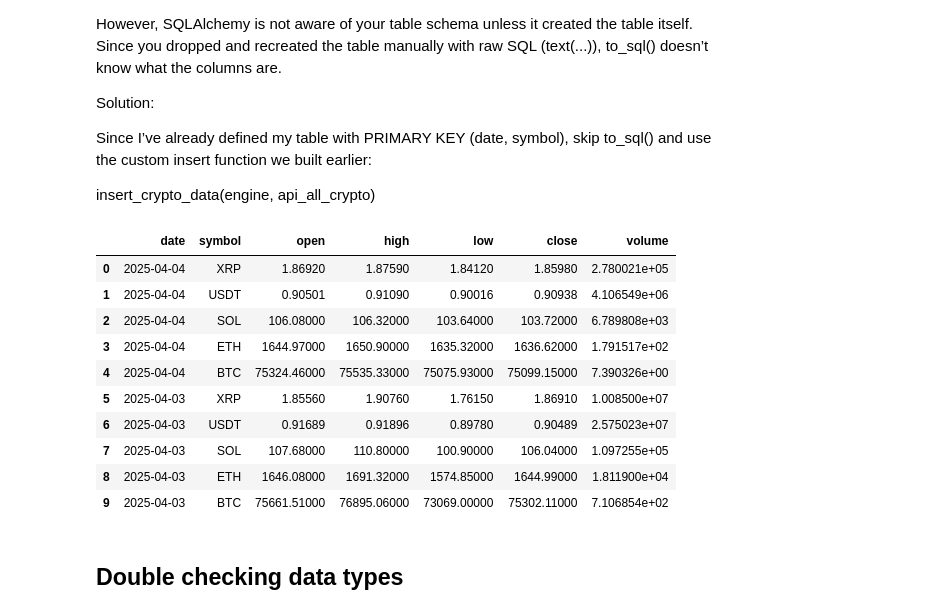
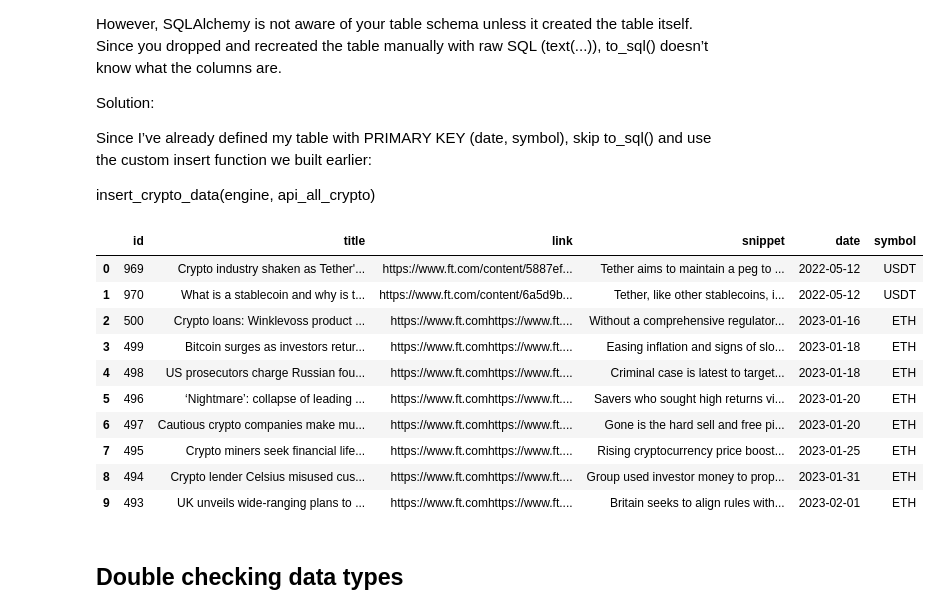
Before and after one commit to pabs-llama/projects, a Jupyter notebook: stock_api/railway_connection.ipynb, the cells around one changed output. Cells and saved outputs as stored; diff of their text form; code cells hidden in the pictures.

```diff
--- a/stock_api/railway_connection.ipynb
+++ b/stock_api/railway_connection.ipynb
@@ -250,24 +250,25 @@ insert_crypto_data(engine, api_all_crypto)
 # %%
 query ="""
 SELECT *
-FROM api_crypto_data
-ORDER BY date DESC
+FROM ft_all_crypto_articles
+WHERE date IS NOT NULL
+ORDER BY date ASC
 LIMIT 10
 
 """
 pd.read_sql(query, con=engine)
 # %% [output]
-|  | date | symbol | open | high | low | close | volume |
-| 0 | 2025-04-04 | XRP | 1.86920 | 1.87590 | 1.84120 | 1.85980 | 2.780021e+05 |
-| 1 | 2025-04-04 | USDT | 0.90501 | 0.91090 | 0.90016 | 0.90938 | 4.106549e+06 |
-| 2 | 2025-04-04 | SOL | 106.08000 | 106.32000 | 103.64000 | 103.72000 | 6.789808e+03 |
-| 3 | 2025-04-04 | ETH | 1644.97000 | 1650.90000 | 1635.32000 | 1636.62000 | 1.791517e+02 |
-| 4 | 2025-04-04 | BTC | 75324.46000 | 75535.33000 | 75075.93000 | 75099.15000 | 7.390326e+00 |
-| 5 | 2025-04-03 | XRP | 1.85560 | 1.90760 | 1.76150 | 1.86910 | 1.008500e+07 |
-| 6 | 2025-04-03 | USDT | 0.91689 | 0.91896 | 0.89780 | 0.90489 | 2.575023e+07 |
-| 7 | 2025-04-03 | SOL | 107.68000 | 110.80000 | 100.90000 | 106.04000 | 1.097255e+05 |
-| 8 | 2025-04-03 | ETH | 1646.08000 | 1691.32000 | 1574.85000 | 1644.99000 | 1.811900e+04 |
-| 9 | 2025-04-03 | BTC | 75661.51000 | 76895.06000 | 73069.00000 | 75302.11000 | 7.106854e+02 |
+|  | id | title | link | snippet | date | symbol |
+| 0 | 969 | Crypto industry shaken as Tether'... | https://www.ft.com/content/5887ef... | Tether aims to maintain a peg to ... | 2022-05-12 | USDT |
+| 1 | 970 | What is a stablecoin and why is t... | https://www.ft.com/content/6a5d9b... | Tether, like other stablecoins, i... | 2022-05-12 | USDT |
+| 2 | 500 | Crypto loans: Winklevoss product ... | https://www.ft.comhttps://www.ft.... | Without a comprehensive regulator... | 2023-01-16 | ETH |
+| 3 | 499 | Bitcoin surges as investors retur... | https://www.ft.comhttps://www.ft.... | Easing inflation and signs of slo... | 2023-01-18 | ETH |
+| 4 | 498 | US prosecutors charge Russian fou... | https://www.ft.comhttps://www.ft.... | Criminal case is latest to target... | 2023-01-18 | ETH |
+| 5 | 496 | ‘Nightmare’: collapse of leading ... | https://www.ft.comhttps://www.ft.... | Savers who sought high returns vi... | 2023-01-20 | ETH |
+| 6 | 497 | Cautious crypto companies make mu... | https://www.ft.comhttps://www.ft.... | Gone is the hard sell and free pi... | 2023-01-20 | ETH |
+| 7 | 495 | Crypto miners seek financial life... | https://www.ft.comhttps://www.ft.... | Rising cryptocurrency price boost... | 2023-01-25 | ETH |
+| 8 | 494 | Crypto lender Celsius misused cus... | https://www.ft.comhttps://www.ft.... | Group used investor money to prop... | 2023-01-31 | ETH |
+| 9 | 493 | UK unveils wide-ranging plans to ... | https://www.ft.comhttps://www.ft.... | Britain seeks to align rules with... | 2023-02-01 | ETH |
 # %% [markdown]
 ## Double checking data types
 # %%
```
Also changed, not shown: 5 other files.
